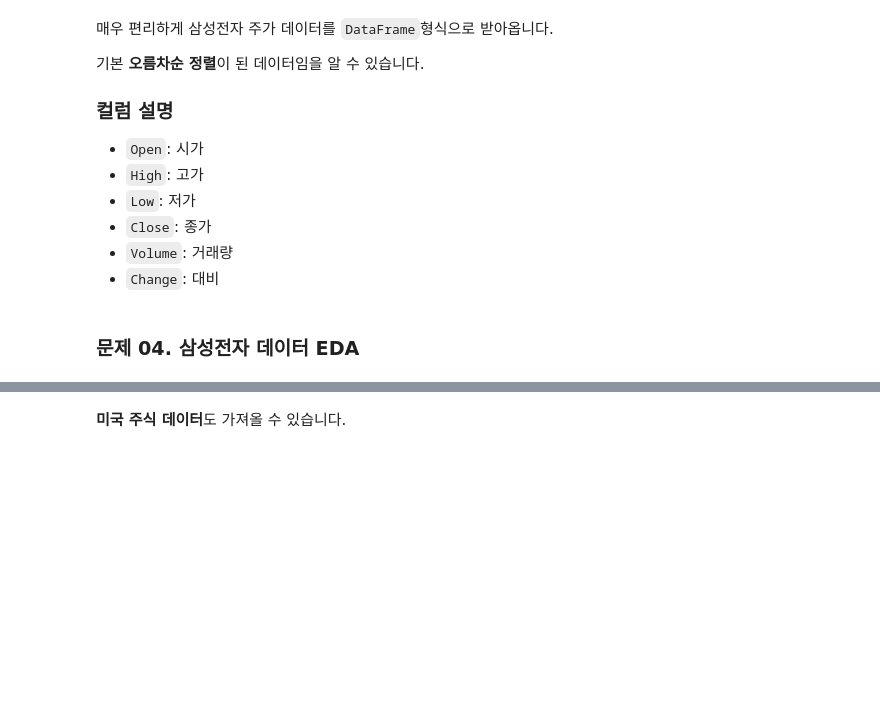
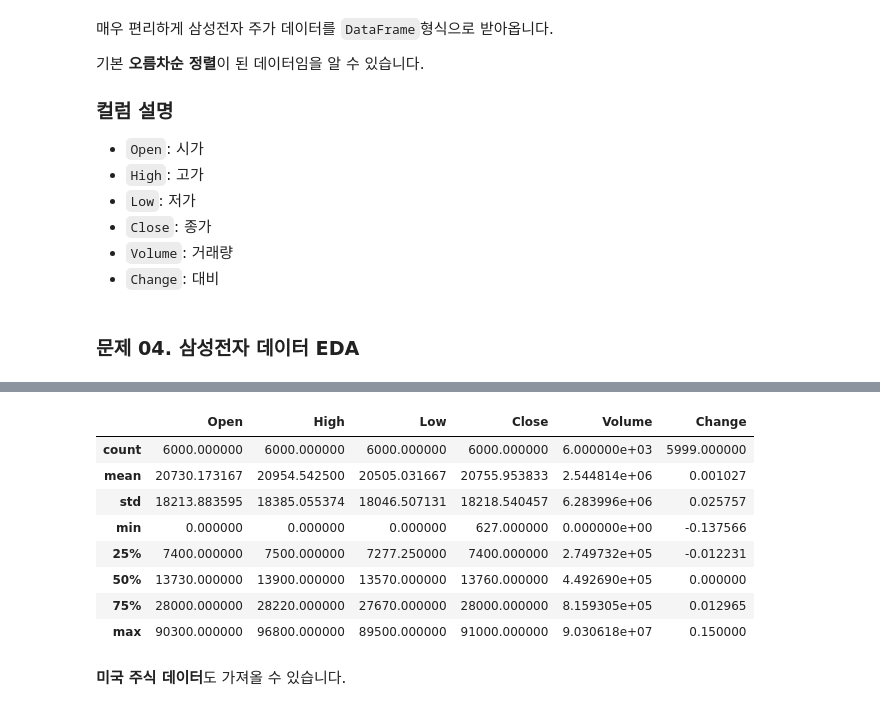
Before and after one commit to boossiman2/FastCampus-Deeplearning300, a Jupyter notebook: Part5_Sequential,NLP/1_1_LSTM을_활용해_주가_예측_모델_구현하기.ipynb, the cells around one changed output, grey strips where cells are left out. Saved outputs shown, nothing was run; the diff lists cells and outputs as text; code cells hidden in the pictures; blank space fills up the shorter version.

```diff
--- a/Part5_Sequential,NLP/1_1_LSTM을_활용해_주가_예측_모델_구현하기.ipynb
+++ b/Part5_Sequential,NLP/1_1_LSTM을_활용해_주가_예측_모델_구현하기.ipynb
@@ -39,4 +62,4 @@ import FinanceDataReader as fdr
 # %%
 # fdr 라이브러리를 활용해 삼성전자 주가 데이터를 불러오세요.
 # 대상 : 삼성전자(005930) 전체 (1996-11-05 ~ 현재)
-samsung =
+samsung = fdr.DataReader('005930')
@@ -58,3 +117,15 @@ samsung =
+# %%
+samsung.describe()
+# %% [output]
+|  | Open | High | Low | Close | Volume | Change |
+| count | 6000.000000 | 6000.000000 | 6000.000000 | 6000.000000 | 6.000000e+03 | 5999.000000 |
+| mean | 20730.173167 | 20954.542500 | 20505.031667 | 20755.953833 | 2.544814e+06 | 0.001027 |
+| std | 18213.883595 | 18385.055374 | 18046.507131 | 18218.540457 | 6.283996e+06 | 0.025757 |
+| min | 0.000000 | 0.000000 | 0.000000 | 627.000000 | 0.000000e+00 | -0.137566 |
+| 25% | 7400.000000 | 7500.000000 | 7277.250000 | 7400.000000 | 2.749732e+05 | -0.012231 |
+| 50% | 13730.000000 | 13900.000000 | 13570.000000 | 13760.000000 | 4.492690e+05 | 0.000000 |
+| 75% | 28000.000000 | 28220.000000 | 27670.000000 | 28000.000000 | 8.159305e+05 | 0.012965 |
+| max | 90300.000000 | 96800.000000 | 89500.000000 | 91000.000000 | 9.030618e+07 | 0.150000 |
 # %% [markdown]
 **미국 주식 데이터**도 가져올 수 있습니다.
 # %% [markdown]
```
Also changed, not shown: parts of 24 cells of this notebook.
